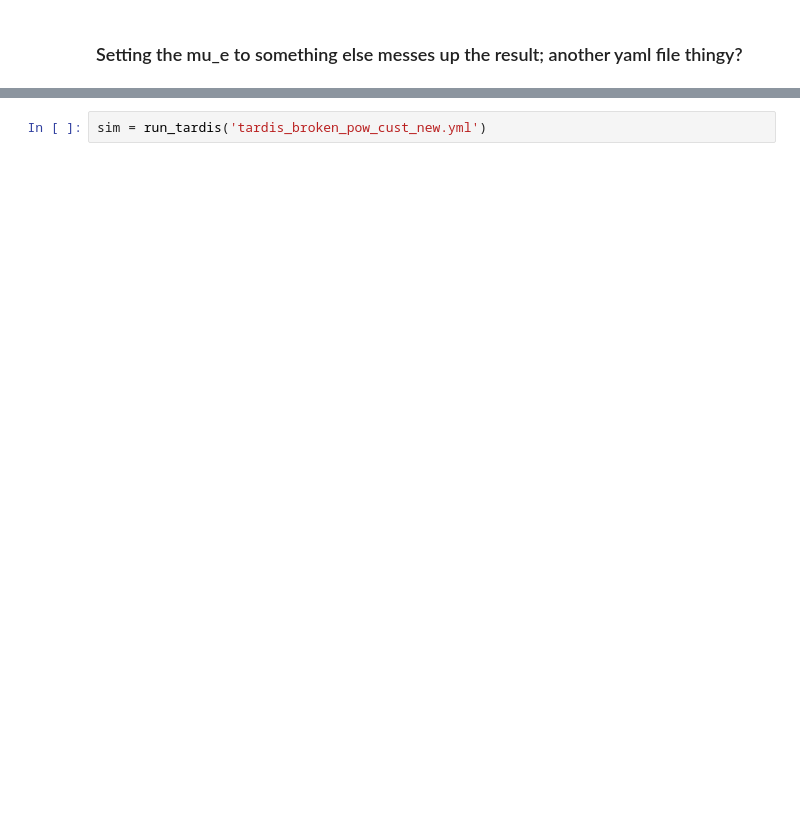
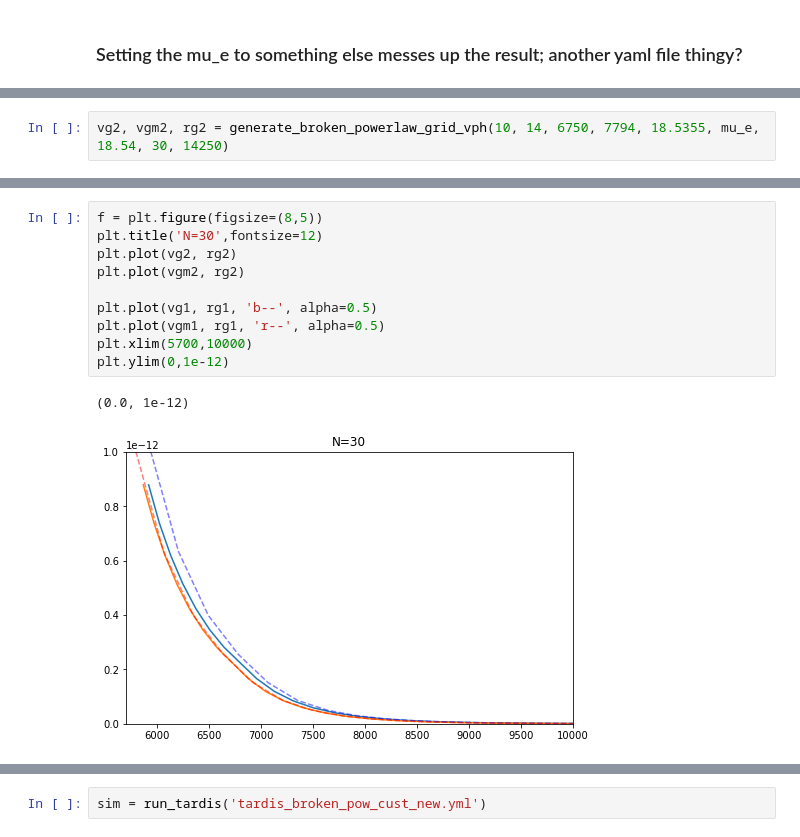
Before and after one commit to Csogeza/MPA, a Jupyter notebook: TARDIS_start/Density_File_generator.ipynb, the cells around one changed output, grey strips where cells are left out. Cells and saved outputs as stored; diff of their text form; blank space fills up the shorter version.

```diff
--- a/TARDIS_start/Density_File_generator.ipynb
+++ b/TARDIS_start/Density_File_generator.ipynb
@@ -291,0 +455,2 @@ def generate_broken_powerlaw_grid_vph(n1, n2, v_th, v_ph, t0, mu_e, tau, vgrid_n
+# %%
+vg2, vgm2, rg2 = generate_broken_powerlaw_grid_vph(10, 14, 6750, 7794, 18.5355, mu_e, 18.54, 30, 14250)
@@ -291,0 +468,13 @@ def generate_broken_powerlaw_grid_vph(n1, n2, v_th, v_ph, t0, mu_e, tau, vgrid_n
+# %%
+f = plt.figure(figsize=(8,5))
+plt.title('N=30',fontsize=12)
+plt.plot(vg2, rg2)
+plt.plot(vgm2, rg2)
+
+plt.plot(vg1, rg1, 'b--', alpha=0.5)
+plt.plot(vgm1, rg1, 'r--', alpha=0.5)
+plt.xlim(5700,10000)
+plt.ylim(0,1e-12)
+# %% [output]
+(0.0, 1e-12)
+[figure, added]
```
Also changed, not shown: parts of 26 cells of this notebook, 10 other files.
